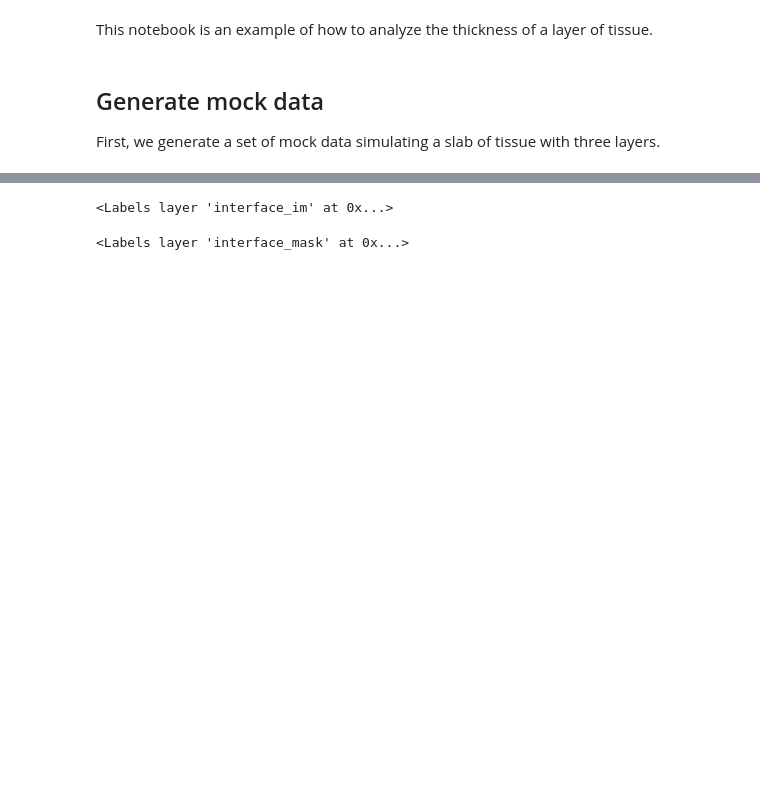
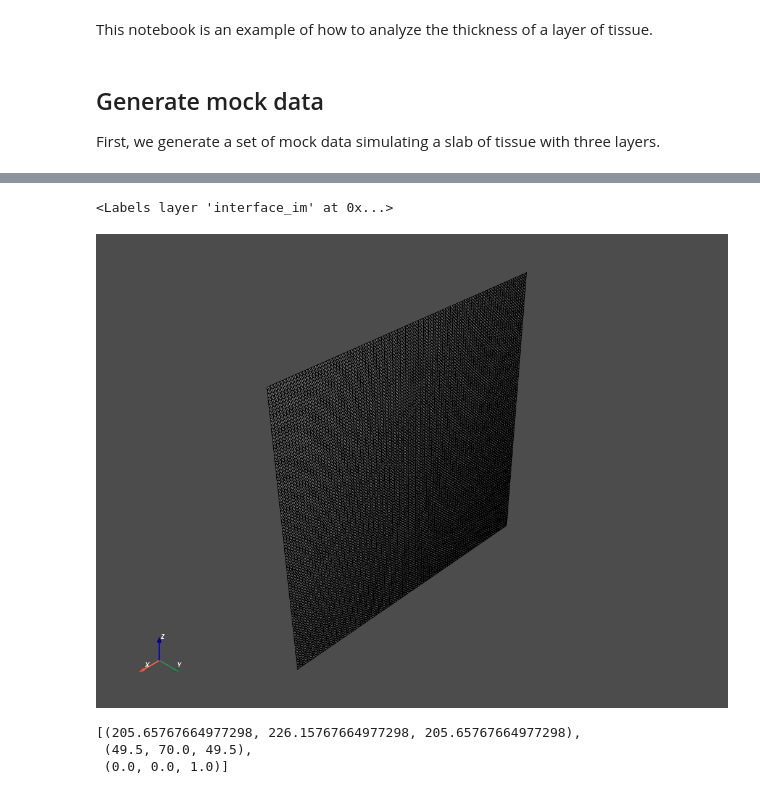
Before and after one commit to kevinyamauchi/morphologyanalaysis, a Jupyter notebook: examples/thickness analysis.ipynb, the cells around one changed output, grey strips where cells are left out. Cells and saved outputs as stored; diff of their text form; code cells hidden in the pictures; blank space fills up the shorter version.

```diff
--- a/examples/thickness analysis.ipynb
+++ b/examples/thickness analysis.ipynb
@@ -79,10 +59,32 @@ def find_interface(label_im, interface_label, neighbor_label, background_label=0
-# %%
-interface_mask = find_interface(edge_labels, 3, 2)
-interface_im = edge_labels * interface_mask
-viewer.add_labels(interface_im)
-# %% [output]
-<Labels layer 'interface_im' at 0x...>
-# %%
-viewer.add_labels(interface_mask)
-# %% [output]
-<Labels layer 'interface_mask' at 0x...>
+# %%
+from scipy.spatial import cKDTree
+# find an interface
+
+def find_interface(label_im, interface_label, neighbor_label, neighbor_distance=1):
+    # get the coordinates
+    label_1_coords = np.argwhere(label_im == interface_label)
+    label_2_coords = np.argwhere(label_im == neighbor_label)
+
+    # create the kdtree and find neighboring points
+    kdt = cKDTree(label_2_coords)
+    d, i = kdt.query(label_1_coords, distance_upper_bound=1.1)
+
+    interface_coords = label_1_coords[d <= neighbor_distance]
+
+    return interface_coords
+
+# def find_interface(label_im, interface_label, neighbor_label, background_label=0):
+label_im = edge_labels
+interface_label = 3
+neighbor_label = 2
+
+interface_coords = find_interface(label_im=label_im, interface_label=interface_label, neighbor_label=neighbor_label)
+
+
+# create the interface image
+interface_im = np.zeros_like(label_im)
+interface_im[interface_coords[:, 0], interface_coords[:, 1], interface_coords[:, 2]] = interface_label
+
+viewer.add_labels(interface_im)
+# %% [output]
+<Labels layer 'interface_im' at 0x...>
@@ -88,0 +95,9 @@ viewer.add_labels(interface_mask)
+# %%
+cloud_bot = pv.PolyData(interface_coords)
+surf_bot = cloud_bot.delaunay_2d()
+surf_bot.plot(show_edges=True)
+# %% [output]
+[figure, added]
+[(205.65767664977298, 226.15767664977298, 205.65767664977298),
+ (49.5, 70.0, 49.5),
+ (0.0, 0.0, 1.0)]
```
Also changed, not shown: parts of 10 cells of this notebook, 1 other file.
